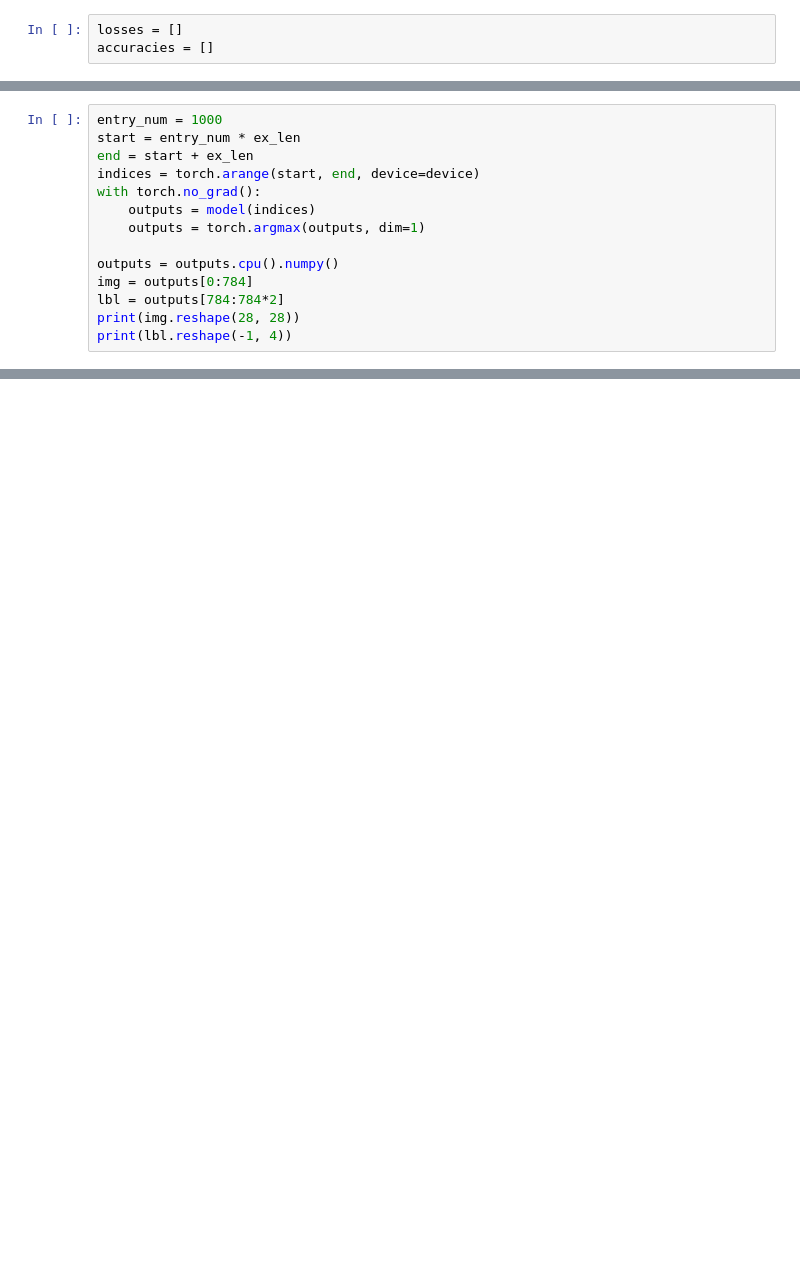
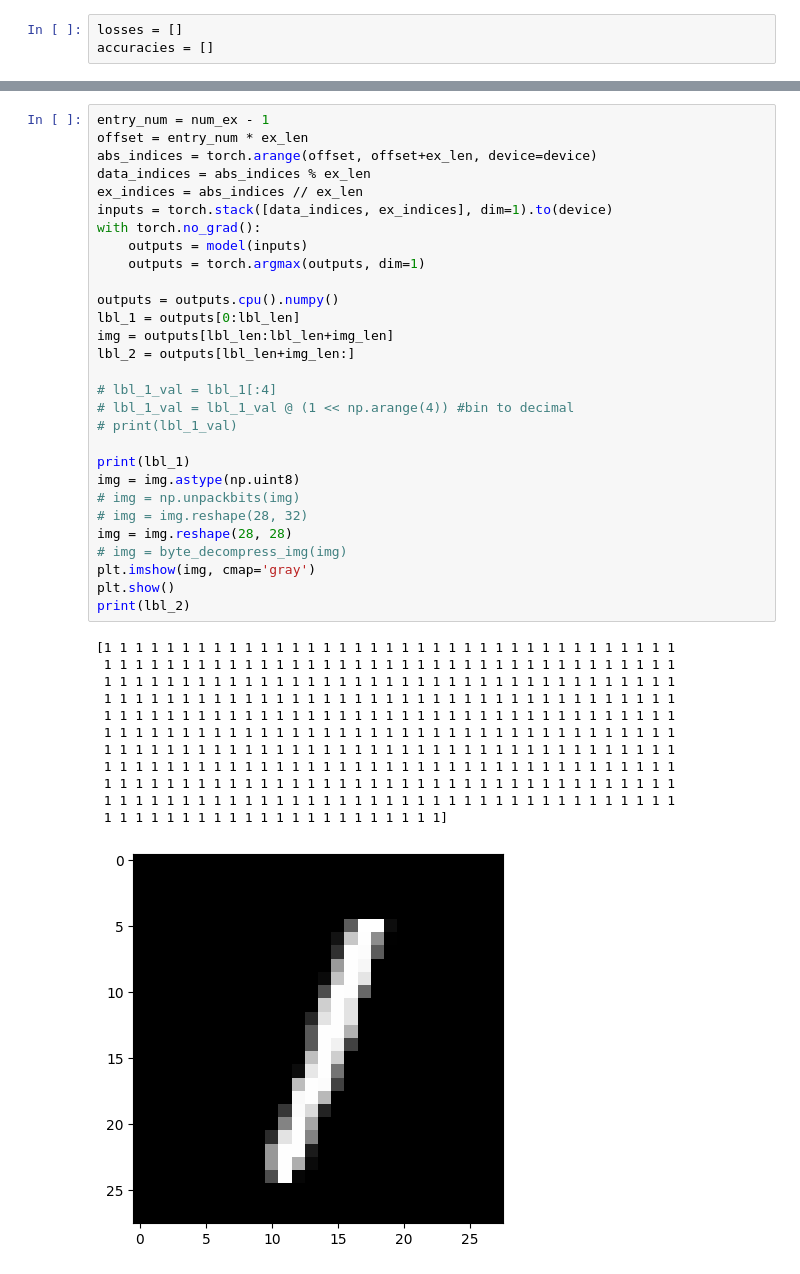
Before and after one commit to ethan-w-roland/AUNN, a Jupyter notebook: MNIST_experiment.ipynb, the cells around one changed output, grey strips where cells are left out. Drawn from its saved outputs; the diff is of its cells as text; blank space fills up the shorter version.

```diff
--- a/MNIST_experiment.ipynb
+++ b/MNIST_experiment.ipynb
@@ -402,14 +524,0 @@ print(lbl.reshape(-1, 4))
-# %%
-entry_num = 1000
-start = entry_num * ex_len
-end = start + ex_len
-indices = torch.arange(start, end, device=device)
-with torch.no_grad():
-    outputs = model(indices)
-    outputs = torch.argmax(outputs, dim=1)
-
-outputs = outputs.cpu().numpy()
-img = outputs[0:784]
-lbl = outputs[784:784*2]
-print(img.reshape(28, 28))
-print(lbl.reshape(-1, 4))
@@ -415,0 +606,42 @@ print(lbl.reshape(-1, 4))
+# %%
+entry_num = num_ex - 1
+offset = entry_num * ex_len
+abs_indices = torch.arange(offset, offset+ex_len, device=device)
+data_indices = abs_indices % ex_len
+ex_indices = abs_indices // ex_len
+inputs = torch.stack([data_indices, ex_indices], dim=1).to(device)
+with torch.no_grad():
+    outputs = model(inputs)
+    outputs = torch.argmax(outputs, dim=1)
+
+outputs = outputs.cpu().numpy()
+lbl_1 = outputs[0:lbl_len]
+img = outputs[lbl_len:lbl_len+img_len]
+lbl_2 = outputs[lbl_len+img_len:]
+
+# lbl_1_val = lbl_1[:4]
+# lbl_1_val = lbl_1_val @ (1 << np.arange(4)) #bin to decimal
+# print(lbl_1_val)
+
+print(lbl_1)
+img = img.astype(np.uint8)
+# img = np.unpackbits(img)
+# img = img.reshape(28, 32)
+img = img.reshape(28, 28)
+# img = byte_decompress_img(img)
+plt.imshow(img, cmap='gray')
+plt.show()
+print(lbl_2)
+# %% [output]
+[1 1 1 1 1 1 1 1 1 1 1 1 1 1 1 1 1 1 1 1 1 1 1 1 1 1 1 1 1 1 1 1 1 1 1 1 1
+ 1 1 1 1 1 1 1 1 1 1 1 1 1 1 1 1 1 1 1 1 1 1 1 1 1 1 1 1 1 1 1 1 1 1 1 1 1
+ 1 1 1 1 1 1 1 1 1 1 1 1 1 1 1 1 1 1 1 1 1 1 1 1 1 1 1 1 1 1 1 1 1 1 1 1 1
+ 1 1 1 1 1 1 1 1 1 1 1 1 1 1 1 1 1 1 1 1 1 1 1 1 1 1 1 1 1 1 1 1 1 1 1 1 1
+ 1 1 1 1 1 1 1 1 1 1 1 1 1 1 1 1 1 1 1 1 1 1 1 1 1 1 1 1 1 1 1 1 1 1 1 1 1
+ 1 1 1 1 1 1 1 1 1 1 1 1 1 1 1 1 1 1 1 1 1 1 1 1 1 1 1 1 1 1 1 1 1 1 1 1 1
+ 1 1 1 1 1 1 1 1 1 1 1 1 1 1 1 1 1 1 1 1 1 1 1 1 1 1 1 1 1 1 1 1 1 1 1 1 1
+ 1 1 1 1 1 1 1 1 1 1 1 1 1 1 1 1 1 1 1 1 1 1 1 1 1 1 1 1 1 1 1 1 1 1 1 1 1
+ 1 1 1 1 1 1 1 1 1 1 1 1 1 1 1 1 1 1 1 1 1 1 1 1 1 1 1 1 1 1 1 1 1 1 1 1 1
+ 1 1 1 1 1 1 1 1 1 1 1 1 1 1 1 1 1 1 1 1 1 1 1 1 1 1 1 1 1 1 1 1 1 1 1 1 1
+ 1 1 1 1 1 1 1 1 1 1 1 1 1 1 1 1 1 1 1 1 1 1]
+[figure, added]
```
Also changed, not shown: parts of 22 cells of this notebook, 5 other files.
